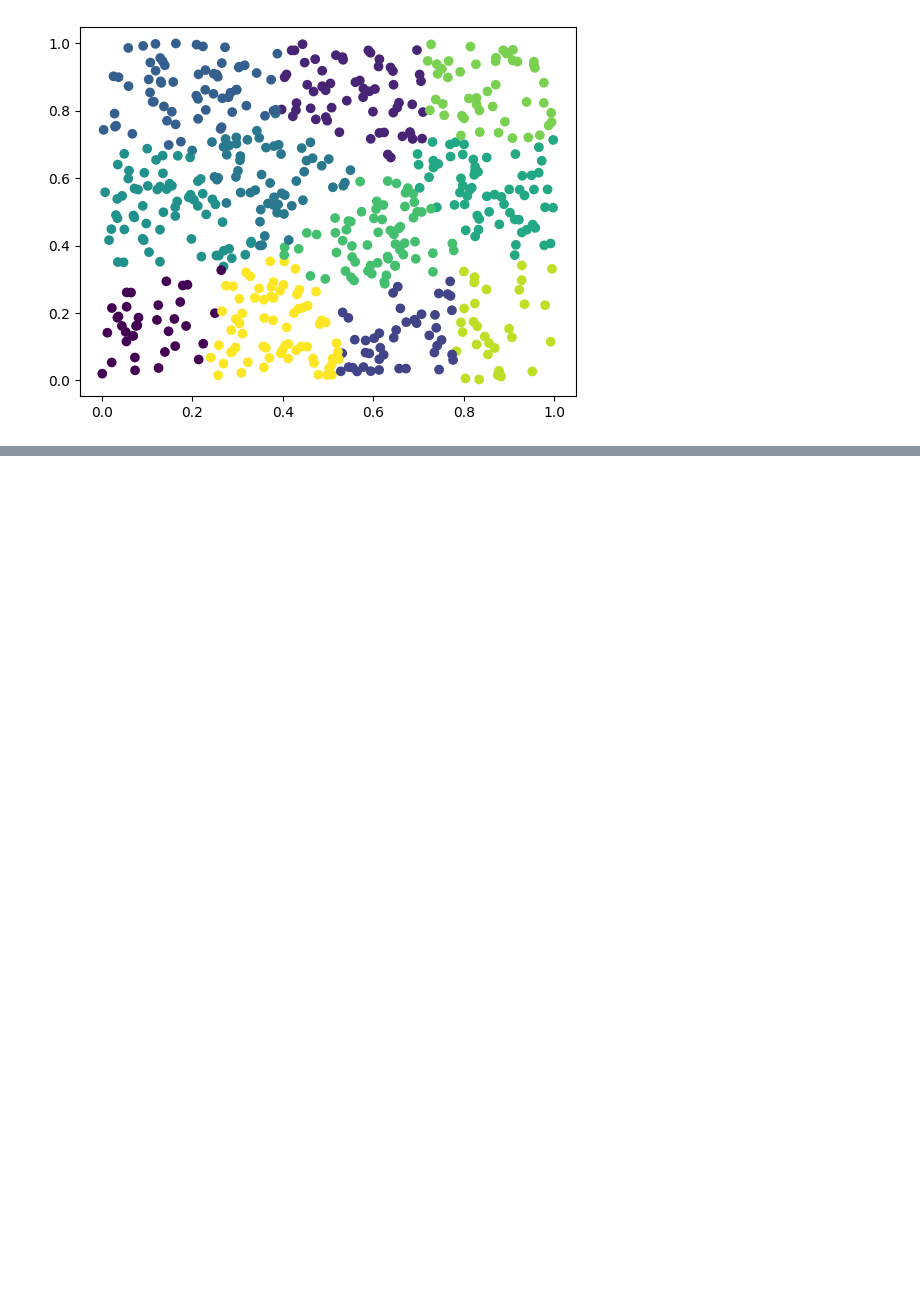
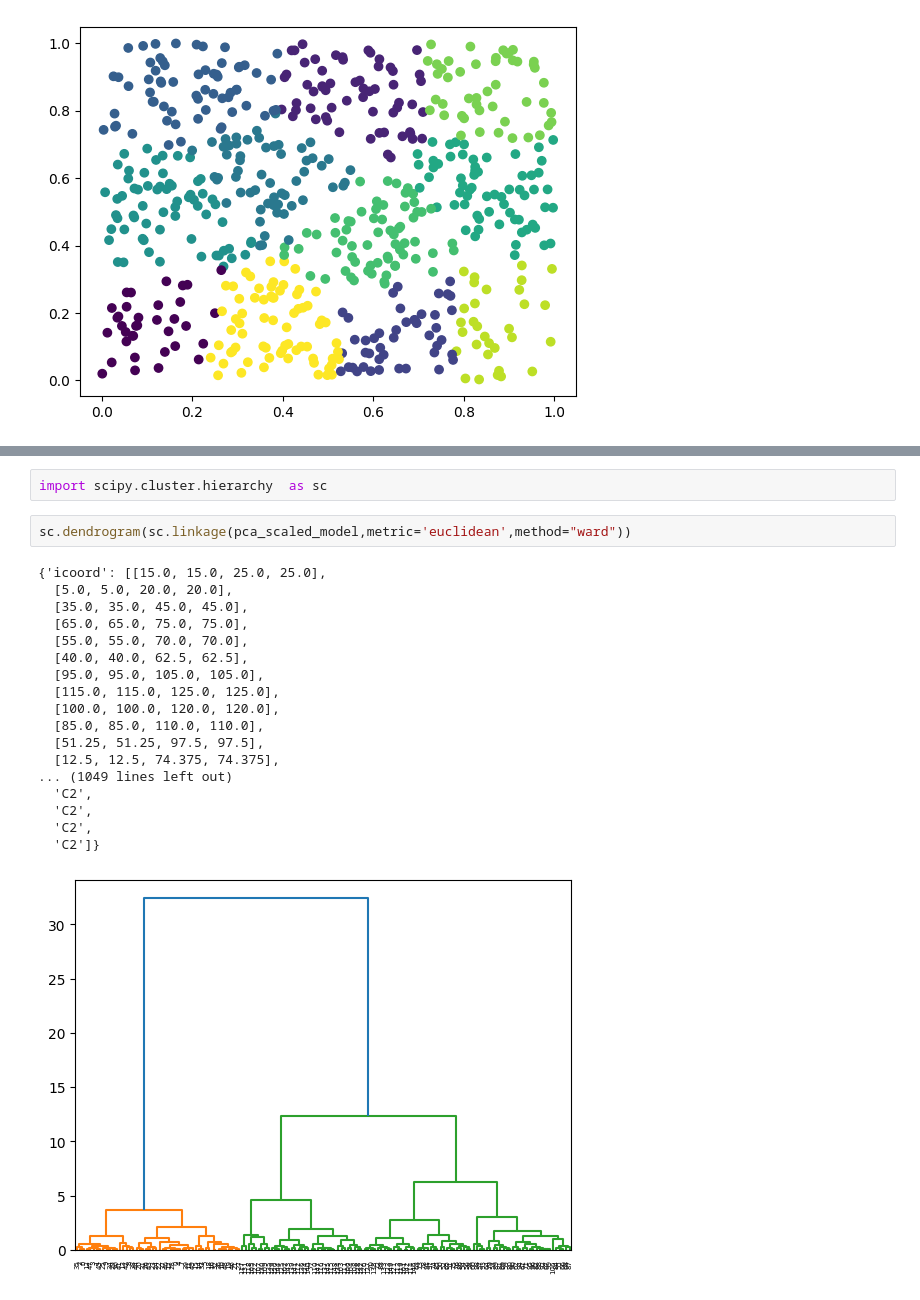
Before and after one commit to deepakalur4/UnSuperivised-ML-Algo-Practical-implementation, a Jupyter notebook: All_ML_Clustering.ipynb, the cells around one changed output, grey strips where cells are left out. Cells and saved outputs as stored; diff of their text form; blank space fills up the shorter version.

Commit message:
Agglomerative clustering

```diff
--- a/All_ML_Clustering.ipynb
+++ b/All_ML_Clustering.ipynb
@@ -108,0 +160,23 @@ plt.scatter(y[:,0],y[:,1],c=y_pred)
+# %%
+import scipy.cluster.hierarchy  as sc
+# %%
+sc.dendrogram(sc.linkage(pca_scaled_model,metric='euclidean',method="ward"))
+# %% [output]
+{'icoord': [[15.0, 15.0, 25.0, 25.0],
+  [5.0, 5.0, 20.0, 20.0],
+  [35.0, 35.0, 45.0, 45.0],
+  [65.0, 65.0, 75.0, 75.0],
+  [55.0, 55.0, 70.0, 70.0],
+  [40.0, 40.0, 62.5, 62.5],
+  [95.0, 95.0, 105.0, 105.0],
+  [115.0, 115.0, 125.0, 125.0],
+  [100.0, 100.0, 120.0, 120.0],
+  [85.0, 85.0, 110.0, 110.0],
+  [51.25, 51.25, 97.5, 97.5],
+  [12.5, 12.5, 74.375, 74.375],
+... (1049 lines left out)
+  'C2',
+  'C2',
+  'C2',
+  'C2']}
+[figure, added]
```
Also changed, not shown: parts of 16 cells of this notebook.
